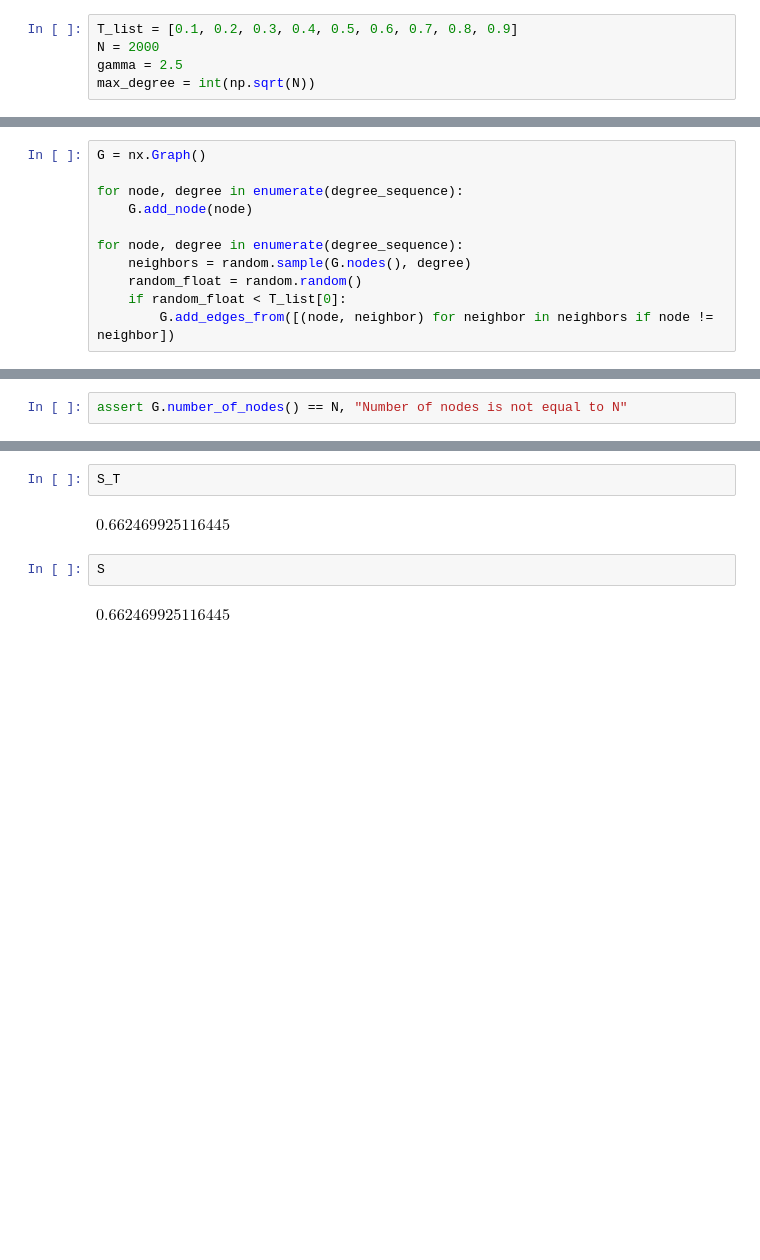
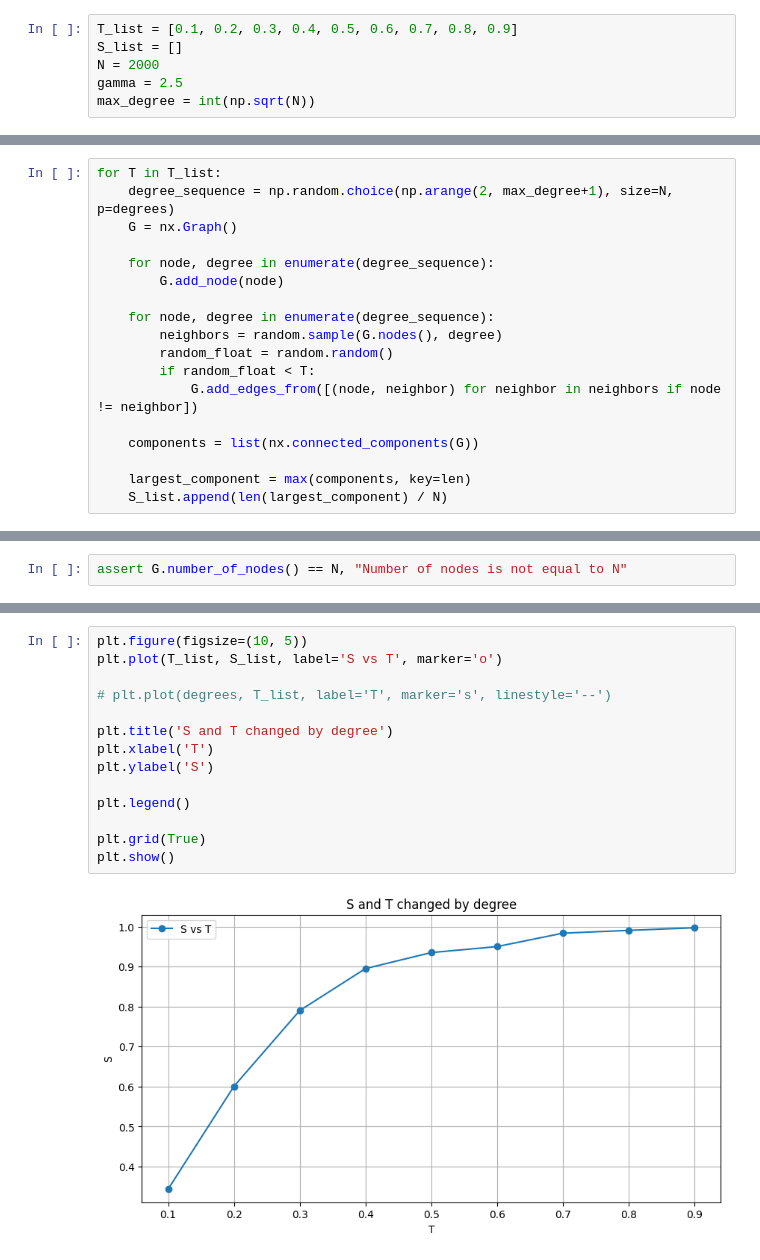
Before and after one commit to DingYX0731/Selected-Topics-in-Frontiers-of-Statistics, a Jupyter notebook: Assignment3/as3.ipynb, the cells around one changed output, grey strips where cells are left out. Saved outputs shown, nothing was run; the diff lists cells and outputs as text; blank space fills up the shorter version.

```diff
--- a/Assignment3/as3.ipynb
+++ b/Assignment3/as3.ipynb
@@ -159,6 +179,7 @@ G_0_prime_twice_at_1 = G_0_prime_twice.subs(x, 1)
 T_c = G_0_prime_at_1 / G_0_prime_twice_at_1
 # %%
 T_list = [0.1, 0.2, 0.3, 0.4, 0.5, 0.6, 0.7, 0.8, 0.9]
+S_list = []
 N = 2000
 gamma = 2.5
 max_degree = int(np.sqrt(N))
@@ -174,14 +190,21 @@ min(degree_sequence)
 # %%
-G = nx.Graph()
+for T in T_list:
+    degree_sequence = np.random.choice(np.arange(2, max_degree+1), size=N, p=degrees)
+    G = nx.Graph()
 
-for node, degree in enumerate(degree_sequence):
-    G.add_node(node)
+    for node, degree in enumerate(degree_sequence):
+        G.add_node(node)
 
-for node, degree in enumerate(degree_sequence):
-    neighbors = random.sample(G.nodes(), degree)
-    random_float = random.random()
-    if random_float < T_list[0]:
-        G.add_edges_from([(node, neighbor) for neighbor in neighbors if node != neighbor])
+    for node, degree in enumerate(degree_sequence):
+        neighbors = random.sample(G.nodes(), degree)
+        random_float = random.random()
+        if random_float < T:
+            G.add_edges_from([(node, neighbor) for neighbor in neighbors if node != neighbor])
+
+    components = list(nx.connected_components(G))
+
+    largest_component = max(components, key=len)
+    S_list.append(len(largest_component) / N)
 # %% [output]
 since Python 3.9 and will be removed in a subsequent version.
   neighbors = random.sample(G.nodes(), degree)
@@ -232,8 +213,16 @@ $\displaystyle 0.000202860206483395 x^{30} + 0.000220803018046435 x^{29} + 0.000
-# %%
-S_T
-# %% [output]
-$\displaystyle 0.662469925116445$
-# %%
-S
-# %% [output]
-$\displaystyle 0.662469925116445$
+# %%
+plt.figure(figsize=(10, 5))
+plt.plot(T_list, S_list, label='S vs T', marker='o')
+
+# plt.plot(degrees, T_list, label='T', marker='s', linestyle='--')
+
+plt.title('S and T changed by degree')
+plt.xlabel('T')
+plt.ylabel('S')
+
+plt.legend()
+
+plt.grid(True)
+plt.show()
+# %% [output]
+[figure, added]
```
Also changed, not shown: parts of 12 cells of this notebook, 11 other files.
